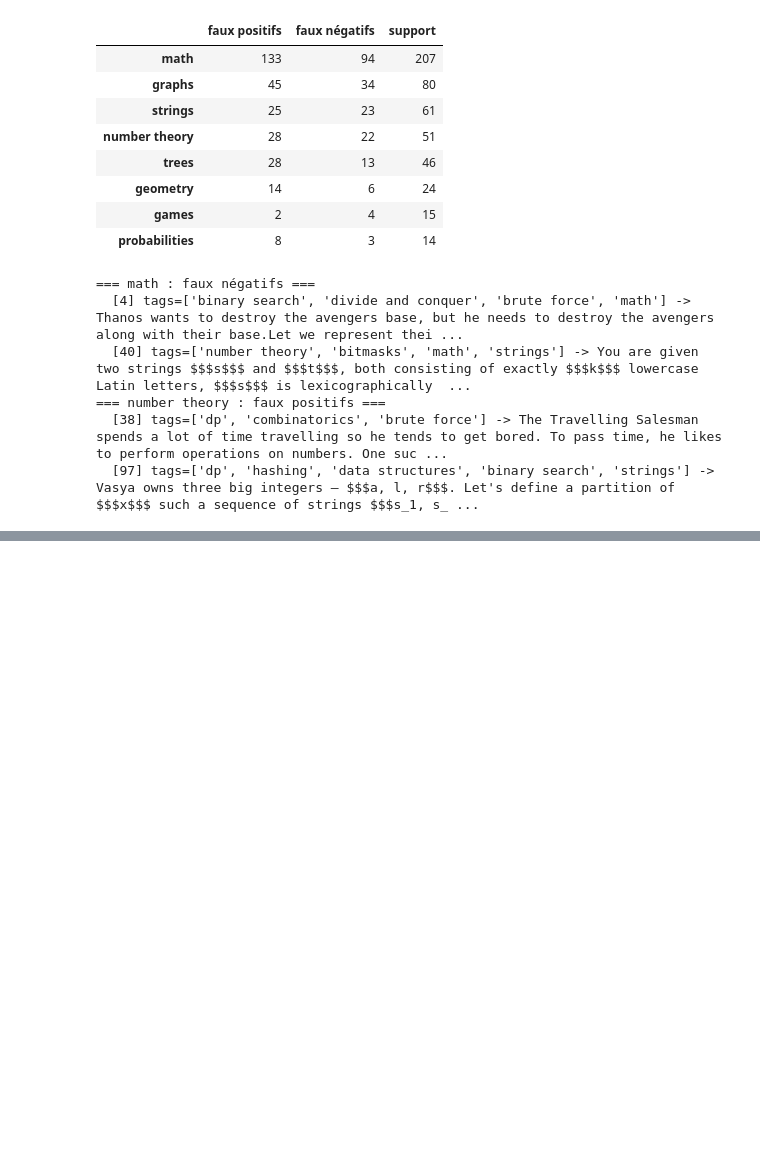
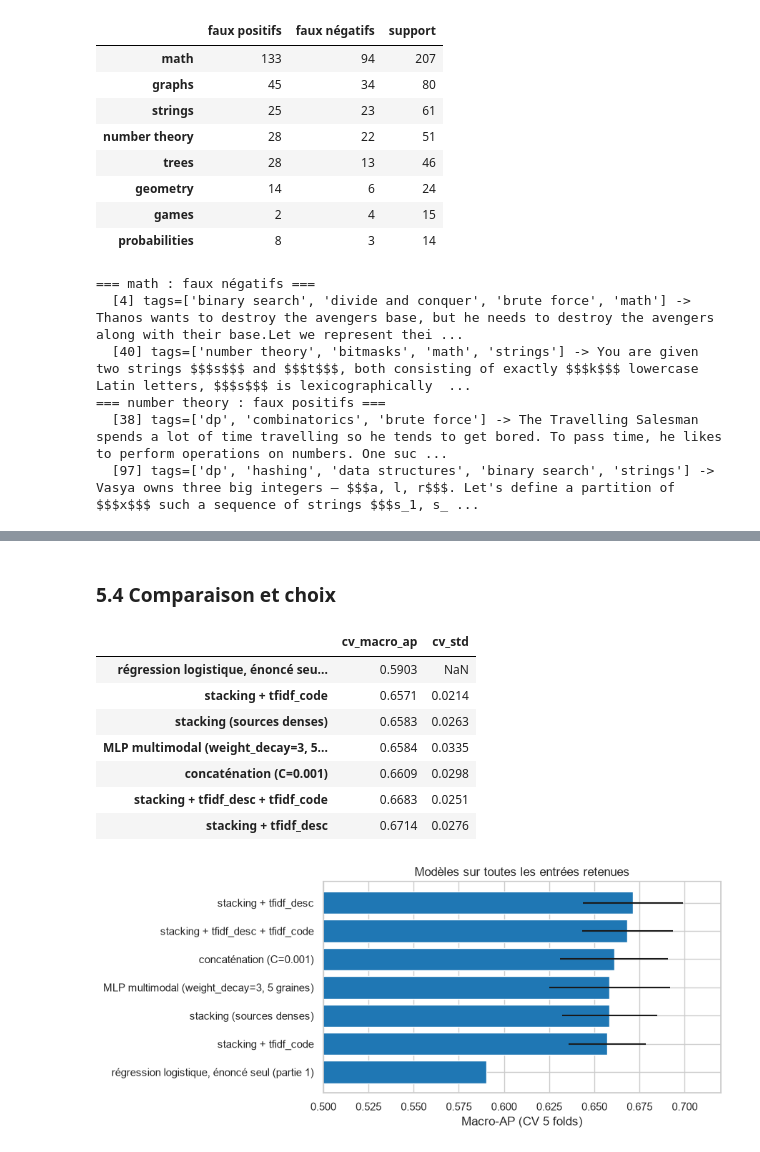
Before and after one commit to ramzinaji/illuin-test, a Jupyter notebook: notebooks_prod/03_models_benchmark.ipynb, the cells around one changed output, grey strips where cells are left out. Cells and saved outputs as stored; diff of their text form; code cells hidden in the pictures; blank space fills up the shorter version.

```diff
--- a/notebooks_prod/03_models_benchmark.ipynb
+++ b/notebooks_prod/03_models_benchmark.ipynb
@@ -687,0 +843,5 @@ for kind, tag in [("faux négatifs", "math"), ("faux positifs", "number theory")
+# %%
+concat_grid = pd.DataFrame({C: cv_blocks(ConcatModel(DENSE_BLOCKS, C)) for C in (1e-4, 3e-4, 1e-3, 3e-3, 1e-2, 3e-2, 1e-1)}).T.rename_axis("C")
+BEST_CONCAT_C = concat_grid["cv_macro_ap"].idxmax()
+print("C retenu :", BEST_CONCAT_C)
+concat_grid.round(4)
@@ -687,0 +864,9 @@ for kind, tag in [("faux négatifs", "math"), ("faux positifs", "number theory")
+# %%
+stacking_variants = {
+    "stacking (sources denses)": DENSE_BLOCKS,
+    "stacking + tfidf_desc": DENSE_BLOCKS + ["tfidf_desc"],
+    "stacking + tfidf_code": DENSE_BLOCKS + ["tfidf_code"],
+    "stacking + tfidf_desc + tfidf_code": DENSE_BLOCKS + ["tfidf_desc", "tfidf_code"],
+}
+stacking_grid = pd.DataFrame({label: cv_blocks(StackingModel(names)) for label, names in stacking_variants.items()}).T
+stacking_grid.round(4)
@@ -687,0 +886,8 @@ for kind, tag in [("faux négatifs", "math"), ("faux positifs", "number theory")
+# %%
+start = time.perf_counter()
+mlp_grid = pd.DataFrame({wd: cv_blocks(MultimodalMLP(DENSE_BLOCKS, weight_decay=wd)) for wd in (0.3, 1.0, 3.0)}).T.rename_axis("weight_decay")
+BEST_MLP_WD = mlp_grid["cv_macro_ap"].idxmax()
+single_seed = cv_blocks(MultimodalMLP(DENSE_BLOCKS, weight_decay=BEST_MLP_WD, n_seeds=1))
+print(f"MLP multimodal en {time.perf_counter() - start:.0f} s ; weight_decay retenu : {BEST_MLP_WD}")
+print(f"Une seule graine : {single_seed['cv_macro_ap']:.4f} ; moyenne de 5 graines : {mlp_grid.loc[BEST_MLP_WD, 'cv_macro_ap']:.4f}")
+mlp_grid.round(4)
@@ -687,0 +902,28 @@ for kind, tag in [("faux négatifs", "math"), ("faux positifs", "number theory")
+# %% [markdown]
+### 5.4 Comparaison et choix
+# %%
+comparison = pd.DataFrame(
+    {
+        "régression logistique, énoncé seul (partie 1)": pd.Series({"cv_macro_ap": results["logreg (C=1)"]["cv_macro_ap"], "cv_std": np.nan}),
+        f"concaténation (C={BEST_CONCAT_C:g})": concat_grid.loc[BEST_CONCAT_C],
+        f"MLP multimodal (weight_decay={BEST_MLP_WD:g}, 5 graines)": mlp_grid.loc[BEST_MLP_WD],
+        **{label: stacking_grid.loc[label] for label in stacking_variants},
+    }
+).T.sort_values("cv_macro_ap")
+display(comparison.round(4))
+
+fig, ax = plt.subplots(figsize=(9, 4))
+ax.barh(comparison.index, comparison["cv_macro_ap"], xerr=comparison["cv_std"].fillna(0), color="tab:blue")
+ax.set(xlim=(0.5, 0.72), xlabel="Macro-AP (CV 5 folds)", title="Modèles sur toutes les entrées retenues")
+plt.tight_layout()
+plt.show()
+# %% [output]
+|  | cv_macro_ap | cv_std |
+| régression logistique, énoncé seu... | 0.5903 | NaN |
+| stacking + tfidf_code | 0.6571 | 0.0214 |
+| stacking (sources denses) | 0.6583 | 0.0263 |
+| MLP multimodal (weight_decay=3, 5... | 0.6584 | 0.0335 |
+| concaténation (C=0.001) | 0.6609 | 0.0298 |
+| stacking + tfidf_desc + tfidf_code | 0.6683 | 0.0251 |
+| stacking + tfidf_desc | 0.6714 | 0.0276 |
+[figure, added]
```
Also changed, not shown: parts of 20 cells of this notebook, 7 other files.
